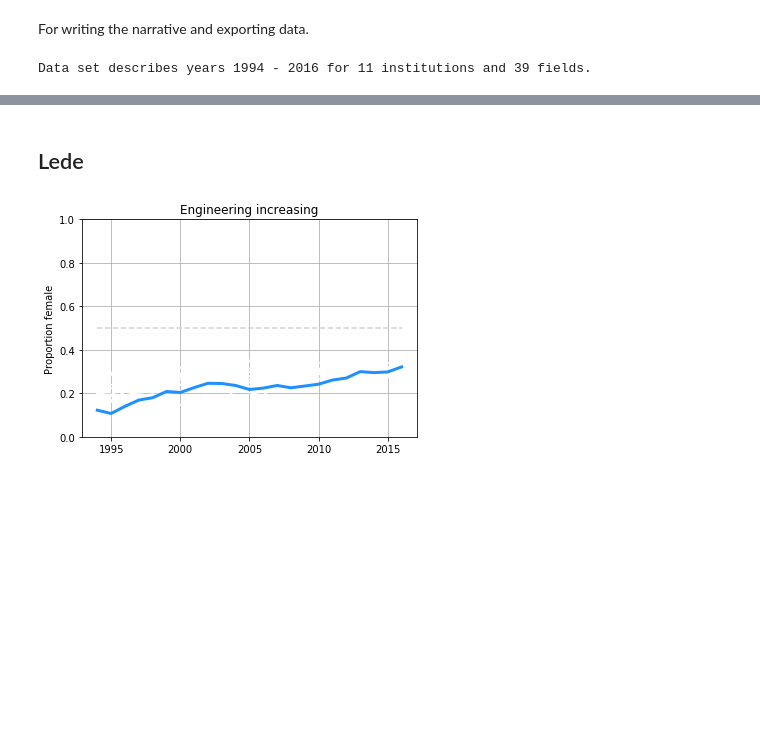
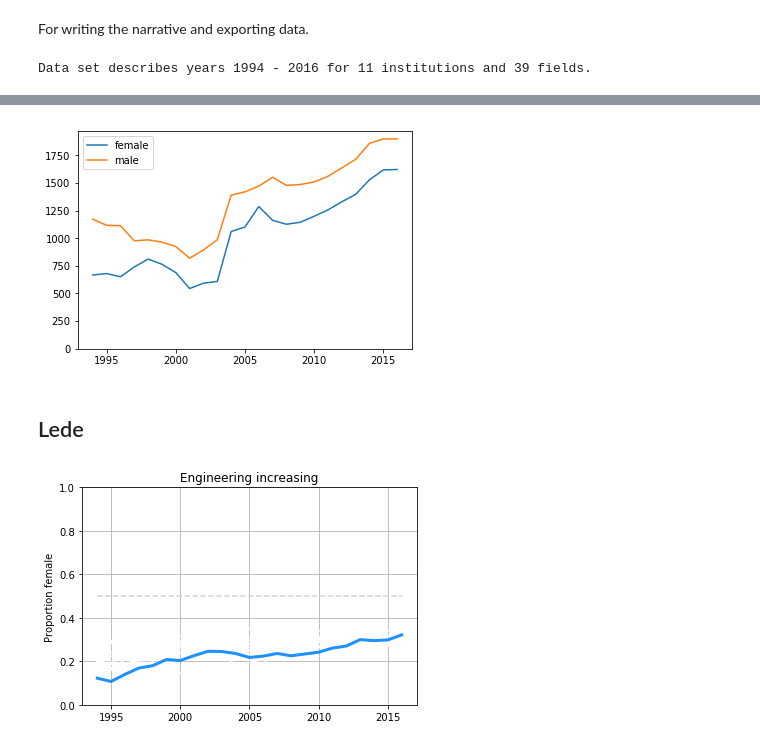
Before and after one commit to spec-journalism/gss-diversity, a Jupyter notebook: notebooks/narrative.ipynb, the cells around one changed output, grey strips where cells are left out. Saved outputs shown, nothing was run; the diff lists cells and outputs as text; code cells hidden in the pictures; blank space fills up the shorter version.

```diff
--- a/notebooks/narrative.ipynb
+++ b/notebooks/narrative.ipynb
@@ -30,3 +51,8 @@ Data set describes years 1994 - 2016 for 11 institutions and 39 fields.
+# %%
+_, ax = plt.subplots()
+plot_total_counts(ax, S_TOTALS)
+# %% [output]
+[figure, added]
 # %%
 def get_total_proportions(totals, inst='Columbia University in the City of New York'):
     props = []
```
Also changed, not shown: parts of 3 cells of this notebook.
